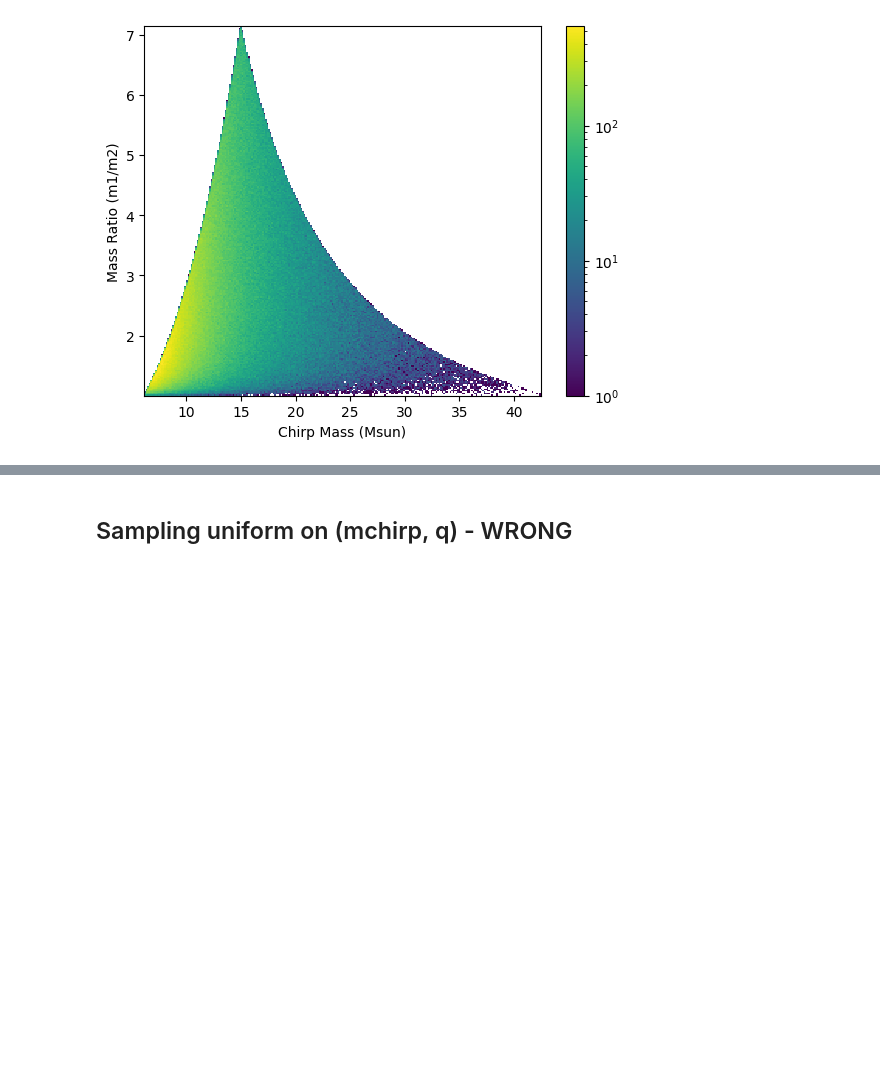
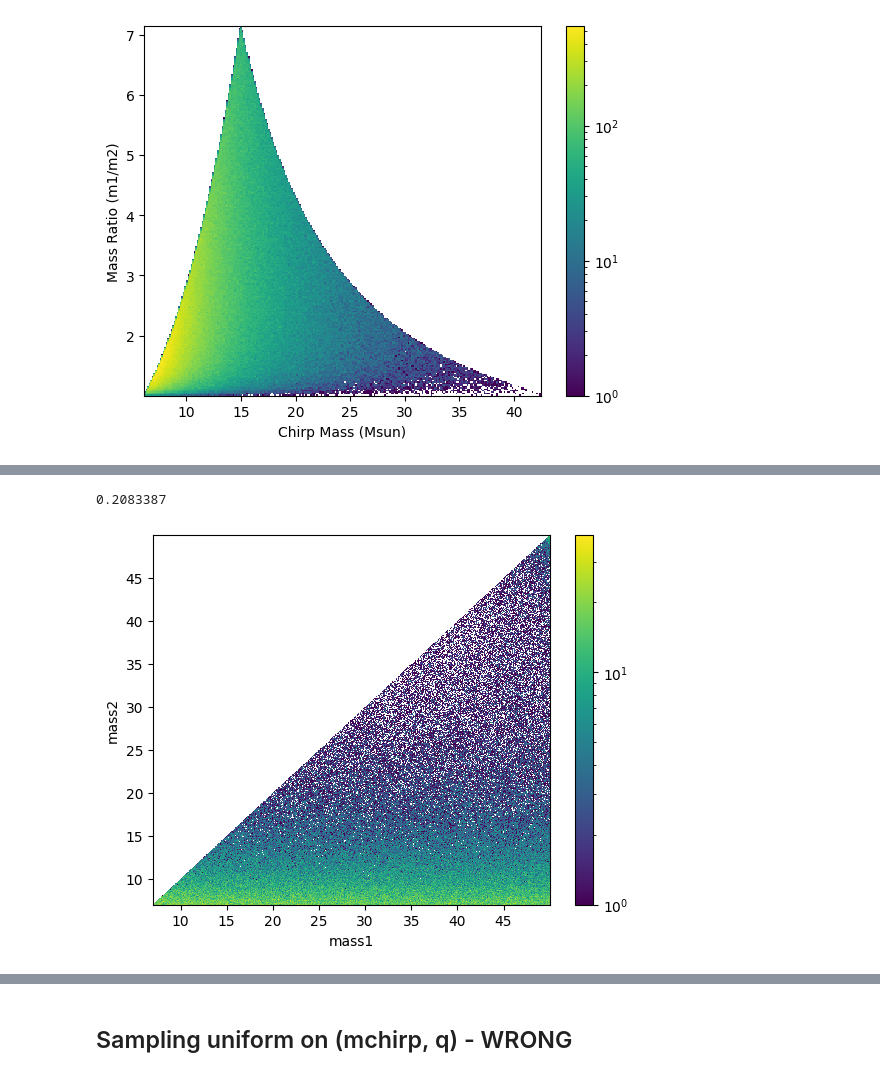
Before and after one commit to nnarenraju/sage, a Jupyter notebook: notebooks/template_placement.ipynb, the cells around one changed output, grey strips where cells are left out. Drawn from its saved outputs; the diff is of its cells as text; code cells hidden in the pictures; blank space fills up the shorter version.

```diff
--- a/notebooks/template_placement.ipynb
+++ b/notebooks/template_placement.ipynb
@@ -350,0 +344,49 @@ plt.show()
+# %%
+def check_m1_m2(m1, m2):
+    if m1 < m2 or m1 < m_min or m1 > m_max:
+        return False
+    elif m2 > m1 or m2 < m_min or m2 > m_max:
+        return False
+    else:
+        return True
+# %%
+# For each point check whether it is within boundary
+all_coords = zip(tau0, q)
+accepted_coords = []
+counter = 0
+
+def get_good_samples(coords):
+    t0, qi = coords
+    mc_from_t0 = mchirp_from_tau0(t0, fL)
+    m2i = mass2_from_mchirp_q(mc_from_t0, qi)
+    m1i = mass1_from_mchirp_q(mc_from_t0, qi)
+    if check_m1_m2(m1i, m2i):
+        return (m1i, m2i, qi, mc_from_t0, t0)
+    else:
+        return (-1, -1, -1, -1, -1)
+# %%
+pool = multiprocessing.Pool(16)
+_mass1, _mass2, _q, _mchirp, _tau0 = zip(*pool.map(get_good_samples, all_coords))
+# %%
+# Filter the output to get valid points
+_mass1 = np.array(_mass1)
+_mass2 = np.array(_mass2)
+_q = np.array(_q)
+_mchirp = np.array(_mchirp)
+_tau0 = np.array(_tau0)
+
+data = np.column_stack((_mass1, _mass2, _q, _mchirp, _tau0))
+data = data[data[:,0] > 0.0]
+
+# That is about 13.4% efficiency
+print(len(data)/len(_mass1))
+# %% [output]
+0.2083387
+# %%
+plt.hist2d(data[:,0], data[:,1], bins=1024, norm=mpl.colors.LogNorm())
+plt.xlabel('mass1')
+plt.ylabel('mass2')
+plt.colorbar()
+plt.show()
+# %% [output]
+[figure, added]
```
Also changed, not shown: parts of 7 cells of this notebook.
